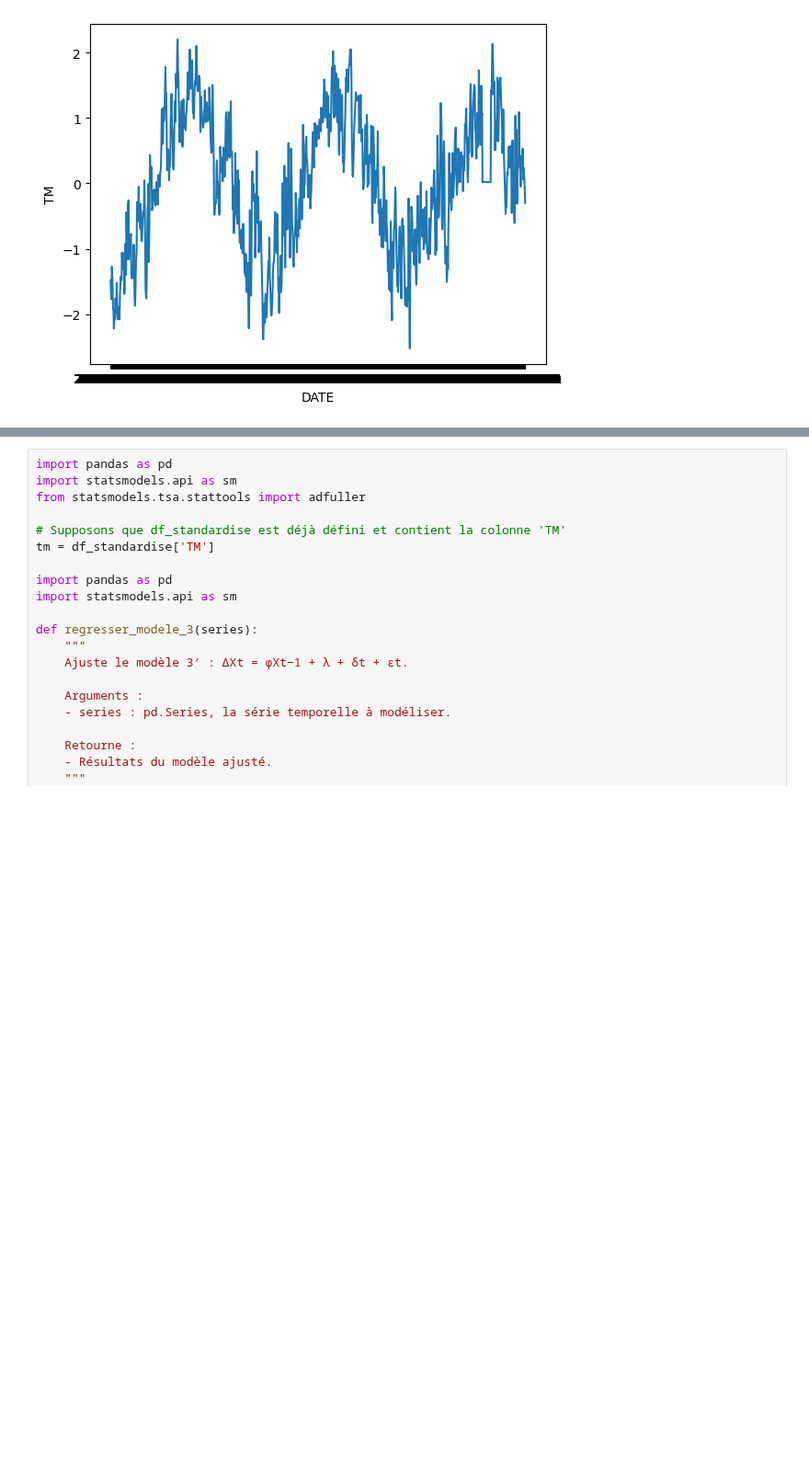
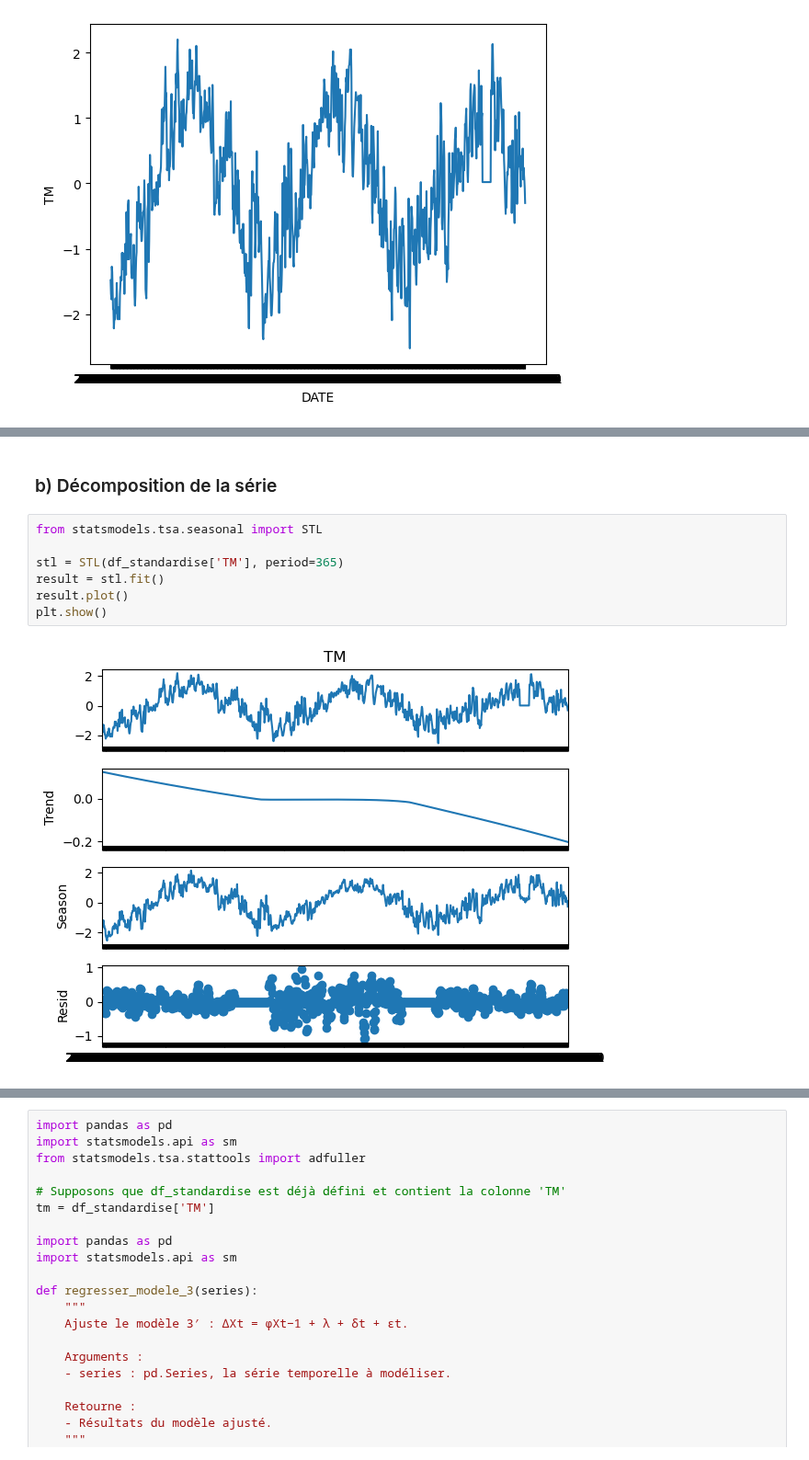
Before and after one commit to laureineCompaore/ProjetPython, a Jupyter notebook: Modélisation_paloma.ipynb, the cells around one changed output, grey strips where cells are left out. Shown at 92% size. Saved outputs shown, nothing was run; the diff lists cells and outputs as text; blank space fills up the shorter version.

```diff
--- a/Modélisation_paloma.ipynb
+++ b/Modélisation_paloma.ipynb
@@ -91,0 +110,11 @@ sns.lineplot(data=df_standardise, x=df_standardise.index, y=df_standardise.TM)
+# %% [markdown]
+### b) Décomposition de la série
+# %%
+from statsmodels.tsa.seasonal import STL
+
+stl = STL(df_standardise['TM'], period=365)
+result = stl.fit()
+result.plot()
+plt.show()
+# %% [output]
+[figure, added]
```
Also changed, not shown: parts of 16 cells of this notebook.
